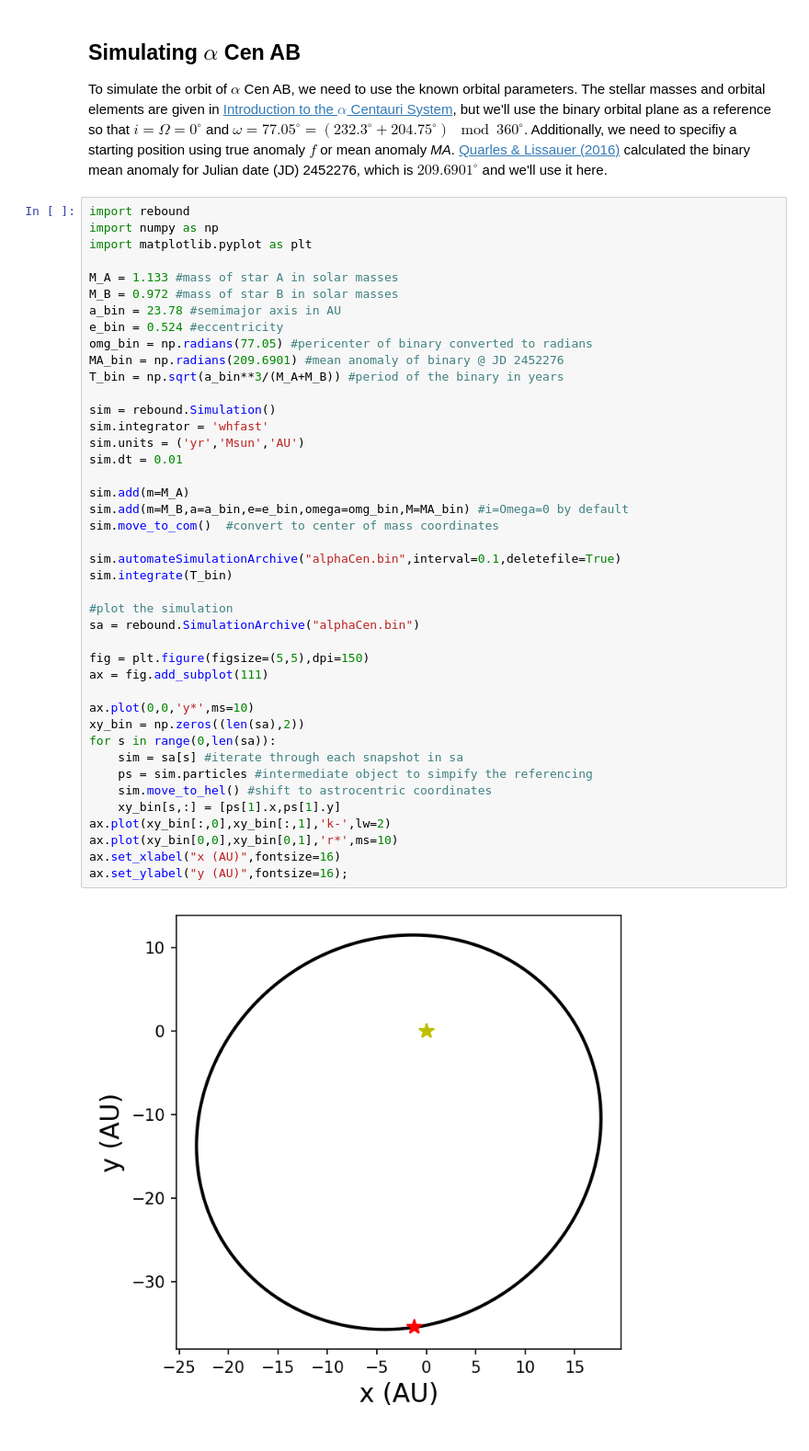
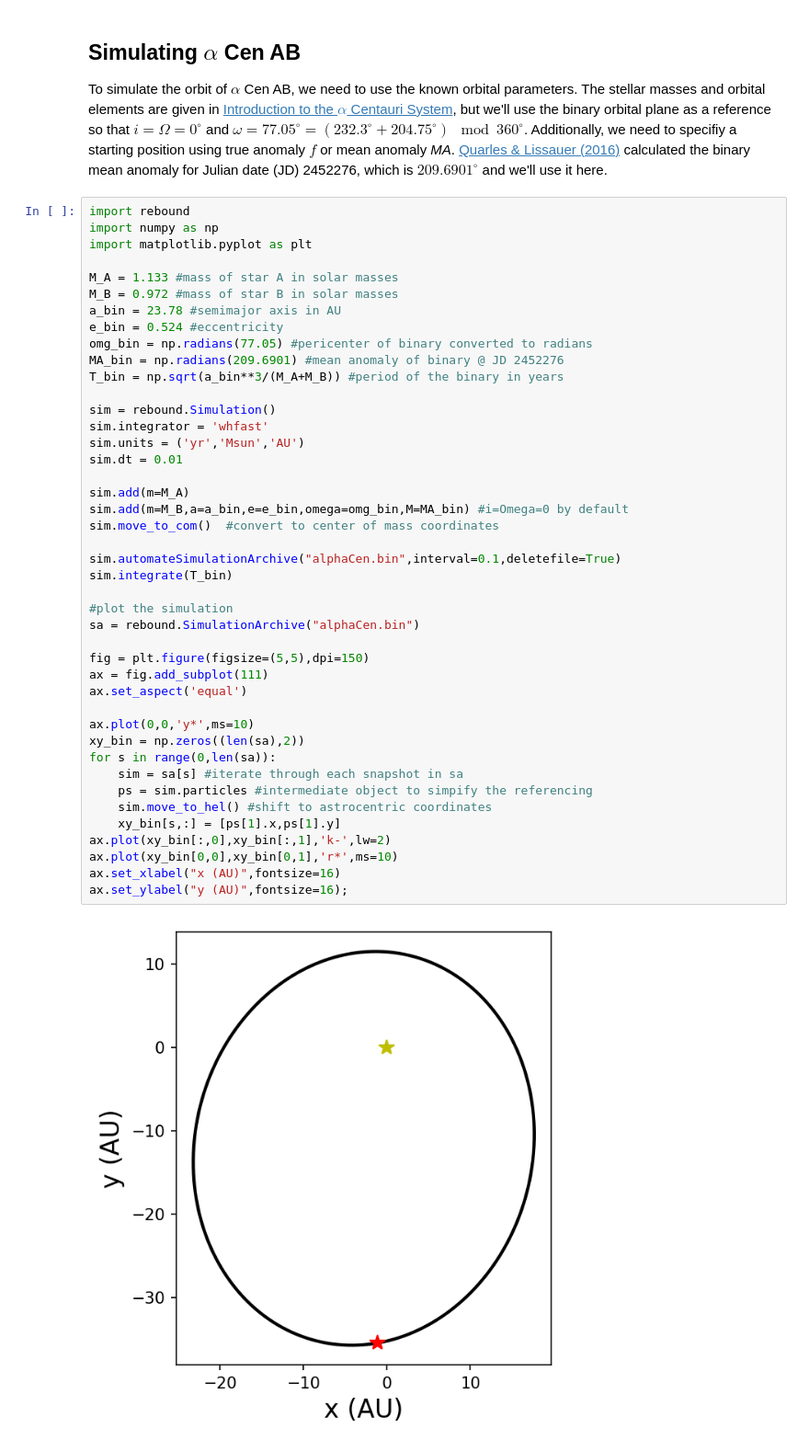
Before and after one commit to saturnaxis/exoplanet-binary, a Jupyter notebook: docs/_sources/Tutorials/nbody-integration.ipynb, the cells around one changed output. Shown at 92% size. Drawn from its saved outputs; the diff is of its cells as text.

```diff
--- a/docs/_sources/Tutorials/nbody-integration.ipynb
+++ b/docs/_sources/Tutorials/nbody-integration.ipynb
@@ -184,31 +184,32 @@ T_bin = np.sqrt(a_bin**3/(M_A+M_B)) #period of the binary in years
 sim = rebound.Simulation()
 sim.integrator = 'whfast'
 sim.units = ('yr','Msun','AU')
 sim.dt = 0.01
 
 sim.add(m=M_A)
 sim.add(m=M_B,a=a_bin,e=e_bin,omega=omg_bin,M=MA_bin) #i=Omega=0 by default
 sim.move_to_com()  #convert to center of mass coordinates
 
 sim.automateSimulationArchive("alphaCen.bin",interval=0.1,deletefile=True)
 sim.integrate(T_bin)
 
 #plot the simulation
 sa = rebound.SimulationArchive("alphaCen.bin")
 
 fig = plt.figure(figsize=(5,5),dpi=150)
 ax = fig.add_subplot(111)
+ax.set_aspect('equal')
 
 ax.plot(0,0,'y*',ms=10)
 xy_bin = np.zeros((len(sa),2))
 for s in range(0,len(sa)):
     sim = sa[s] #iterate through each snapshot in sa
     ps = sim.particles #intermediate object to simpify the referencing
     sim.move_to_hel() #shift to astrocentric coordinates
     xy_bin[s,:] = [ps[1].x,ps[1].y]
 ax.plot(xy_bin[:,0],xy_bin[:,1],'k-',lw=2)
 ax.plot(xy_bin[0,0],xy_bin[0,1],'r*',ms=10)
 ax.set_xlabel("x (AU)",fontsize=16)
 ax.set_ylabel("y (AU)",fontsize=16);
 # %% [output]
-[figure, old version]
+[figure, new version]
```
Also changed, not shown: parts of 5 cells of this notebook, 7 other files.
